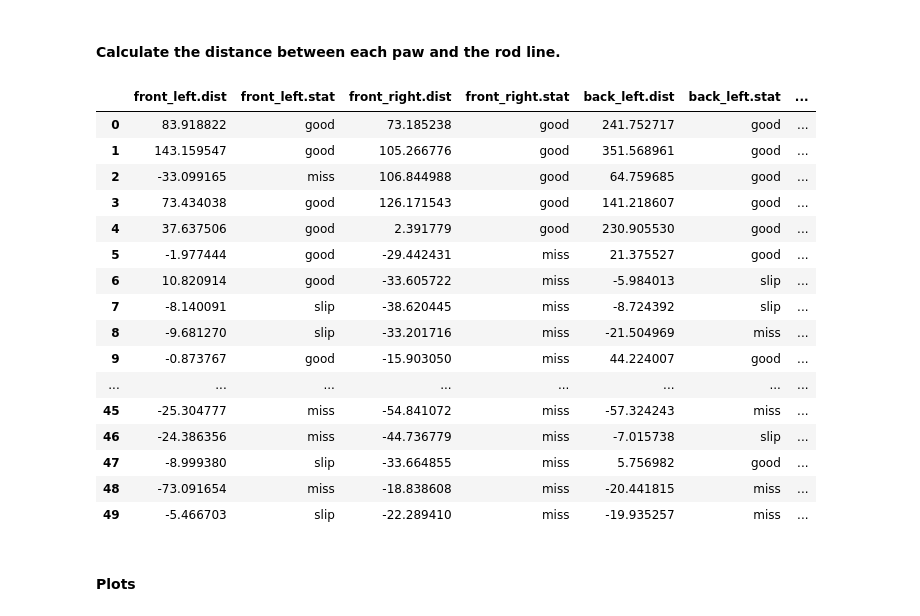
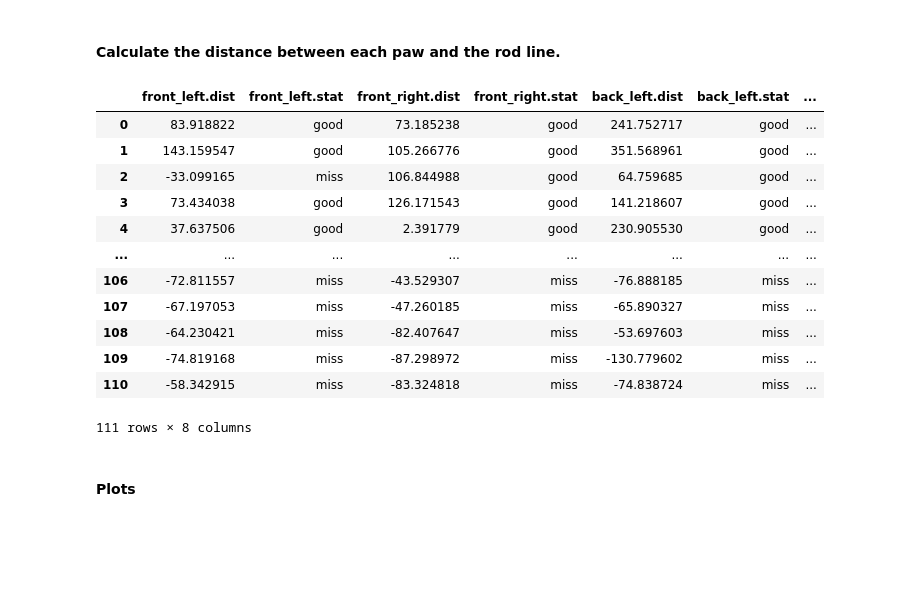
Before and after one commit to neurobiologylab-umass/dlc-based-behavioral-analysis, a Jupyter notebook: behavioral_analysis.ipynb, the cells around one changed output. Cells and saved outputs as stored; diff of their text form; code cells hidden in the pictures; blank space fills up the shorter version.

```diff
--- a/behavioral_analysis.ipynb
+++ b/behavioral_analysis.ipynb
@@ -110,41 +90,28 @@ df.head(n=5)
 #### Calculate the distance between each paw and the rod line.
 # %%
 linear_model_rod = getRodLine(df)
-col_distances_status = ['front_left.dist','front_left.stat','front_right.dist','front_right.stat'
-,'back_left.dist','back_left.stat','back_right.dist','back_right.stat']
+col_distances_status = ['front_left.dist','front_left.stat','front_right.dist','front_right.stat','back_left.dist','back_left.stat','back_right.dist','back_right.stat']
 df[col_distances_status] = 0
-df[["front_left.dist",'front_left.stat']] = df.apply(
-    lambda row: getStatus(row["frontpawleft"], row["frontpawleft.1"], linear_model_rod),
-    axis=1, result_type='expand')
-df[["front_right.dist",'front_right.stat']] = df.apply(
-    lambda row: getStatus(row["frontpawright"], row["frontpawright.1"], linear_model_rod),
-    axis=1, result_type='expand')
-df[["back_left.dist",'back_left.stat']] = df.apply(
-    lambda row: getStatus(row["backpawleft"], row["backpawleft.1"], linear_model_rod),
-    axis=1, result_type='expand')
-df[["back_right.dist",'back_right.stat']] = df.apply(
-    lambda row: getStatus(row["backpawright"], row["backpawright.1"], linear_model_rod),
-    axis=1, result_type='expand')
+df[["front_left.dist",'front_left.stat']] = df.apply(lambda row: getStatus(row["frontpawleft"], row["frontpawleft.1"], linear_model_rod), axis=1, result_type='expand')
+df[["front_right.dist",'front_right.stat']] = df.apply(lambda row: getStatus(row["frontpawright"], row["frontpawright.1"], linear_model_rod), axis=1, result_type='expand')
+df[["back_left.dist",'back_left.stat']] = df.apply(lambda row: getStatus(row["backpawleft"], row["backpawleft.1"], linear_model_rod), axis=1, result_type='expand')
+df[["back_right.dist",'back_right.stat']] = df.apply(lambda row: getStatus(row["backpawright"], row["backpawright.1"], linear_model_rod), axis=1, result_type='expand')
 df_behavior = df.loc[:,col_distances_status]
-display(df_behavior.head(n=50))
+display(df_behavior)
 # %% [output]
 |  | front_left.dist | front_left.stat | front_right.dist | front_right.stat | back_left.dist | back_left.stat | ... |
 | 0 | 83.918822 | good | 73.185238 | good | 241.752717 | good | ... |
 | 1 | 143.159547 | good | 105.266776 | good | 351.568961 | good | ... |
 | 2 | -33.099165 | miss | 106.844988 | good | 64.759685 | good | ... |
 | 3 | 73.434038 | good | 126.171543 | good | 141.218607 | good | ... |
 | 4 | 37.637506 | good | 2.391779 | good | 230.905530 | good | ... |
-| 5 | -1.977444 | good | -29.442431 | miss | 21.375527 | good | ... |
-| 6 | 10.820914 | good | -33.605722 | miss | -5.984013 | slip | ... |
-| 7 | -8.140091 | slip | -38.620445 | miss | -8.724392 | slip | ... |
-| 8 | -9.681270 | slip | -33.201716 | miss | -21.504969 | miss | ... |
-| 9 | -0.873767 | good | -15.903050 | miss | 44.224007 | good | ... |
 | ... | ... | ... | ... | ... | ... | ... | ... |
-| 45 | -25.304777 | miss | -54.841072 | miss | -57.324243 | miss | ... |
-| 46 | -24.386356 | miss | -44.736779 | miss | -7.015738 | slip | ... |
-| 47 | -8.999380 | slip | -33.664855 | miss | 5.756982 | good | ... |
-| 48 | -73.091654 | miss | -18.838608 | miss | -20.441815 | miss | ... |
-| 49 | -5.466703 | slip | -22.289410 | miss | -19.935257 | miss | ... |
+| 106 | -72.811557 | miss | -43.529307 | miss | -76.888185 | miss | ... |
+| 107 | -67.197053 | miss | -47.260185 | miss | -65.890327 | miss | ... |
+| 108 | -64.230421 | miss | -82.407647 | miss | -53.697603 | miss | ... |
+| 109 | -74.819168 | miss | -87.298972 | miss | -130.779602 | miss | ... |
+| 110 | -58.342915 | miss | -83.324818 | miss | -74.838724 | miss | ... |
+111 rows × 8 columns
 # %% [markdown]
 #### Plots
 # %%
```
Also changed, not shown: parts of 3 cells of this notebook.
